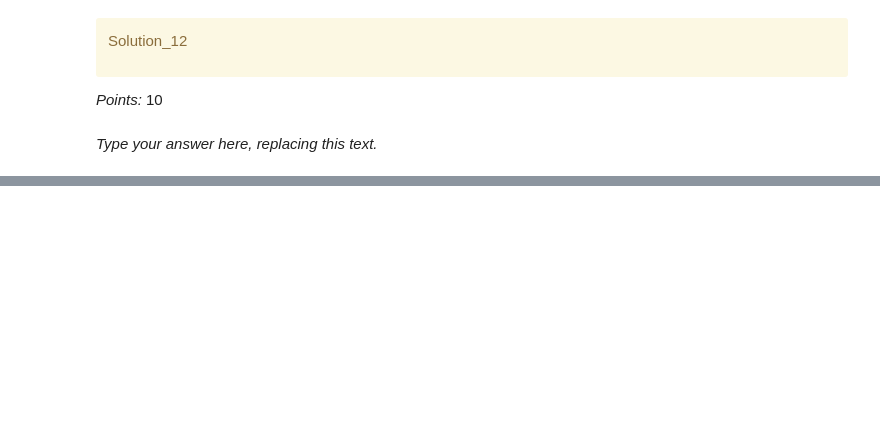
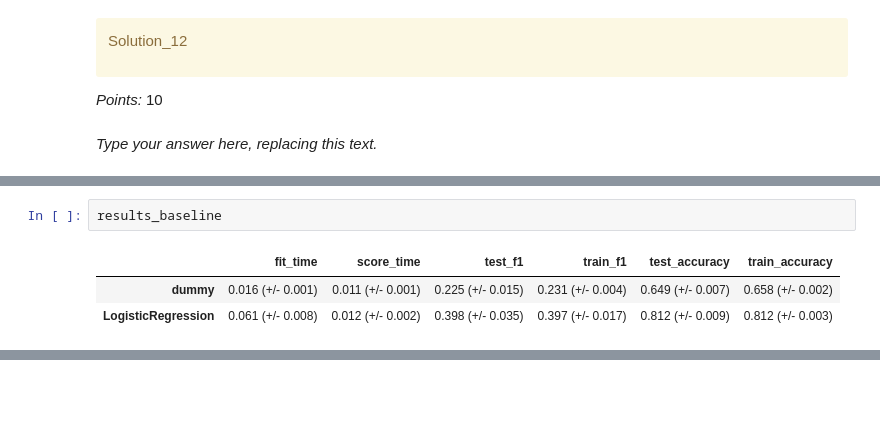
Before and after one commit to fisher-mw/CPSC-330-Project, a Jupyter notebook: hw5.ipynb, the cells around one changed output, grey strips where cells are left out. Cells and saved outputs as stored; diff of their text form; blank space fills up the shorter version.

```diff
--- a/hw5.ipynb
+++ b/hw5.ipynb
@@ -1168,0 +1171,6 @@ _Type your answer here, replacing this text._
+# %%
+results_baseline
+# %% [output]
+|  | fit_time | score_time | test_f1 | train_f1 | test_accuracy | train_accuracy |
+| dummy | 0.016 (+/- 0.001) | 0.011 (+/- 0.001) | 0.225 (+/- 0.015) | 0.231 (+/- 0.004) | 0.649 (+/- 0.007) | 0.658 (+/- 0.002) |
+| LogisticRegression | 0.061 (+/- 0.008) | 0.012 (+/- 0.002) | 0.398 (+/- 0.035) | 0.397 (+/- 0.017) | 0.812 (+/- 0.009) | 0.812 (+/- 0.003) |
```
Also changed, not shown: parts of 23 cells of this notebook, 1 other file.
